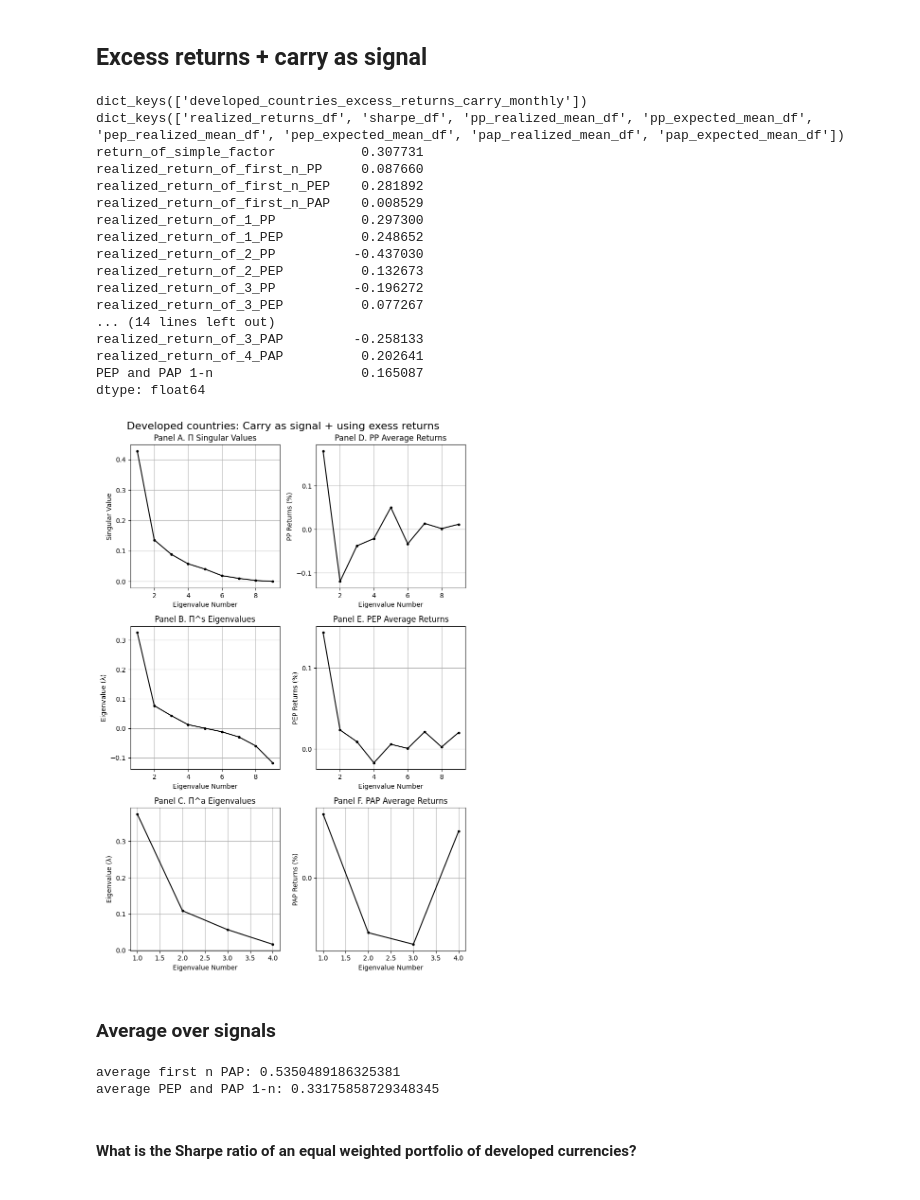
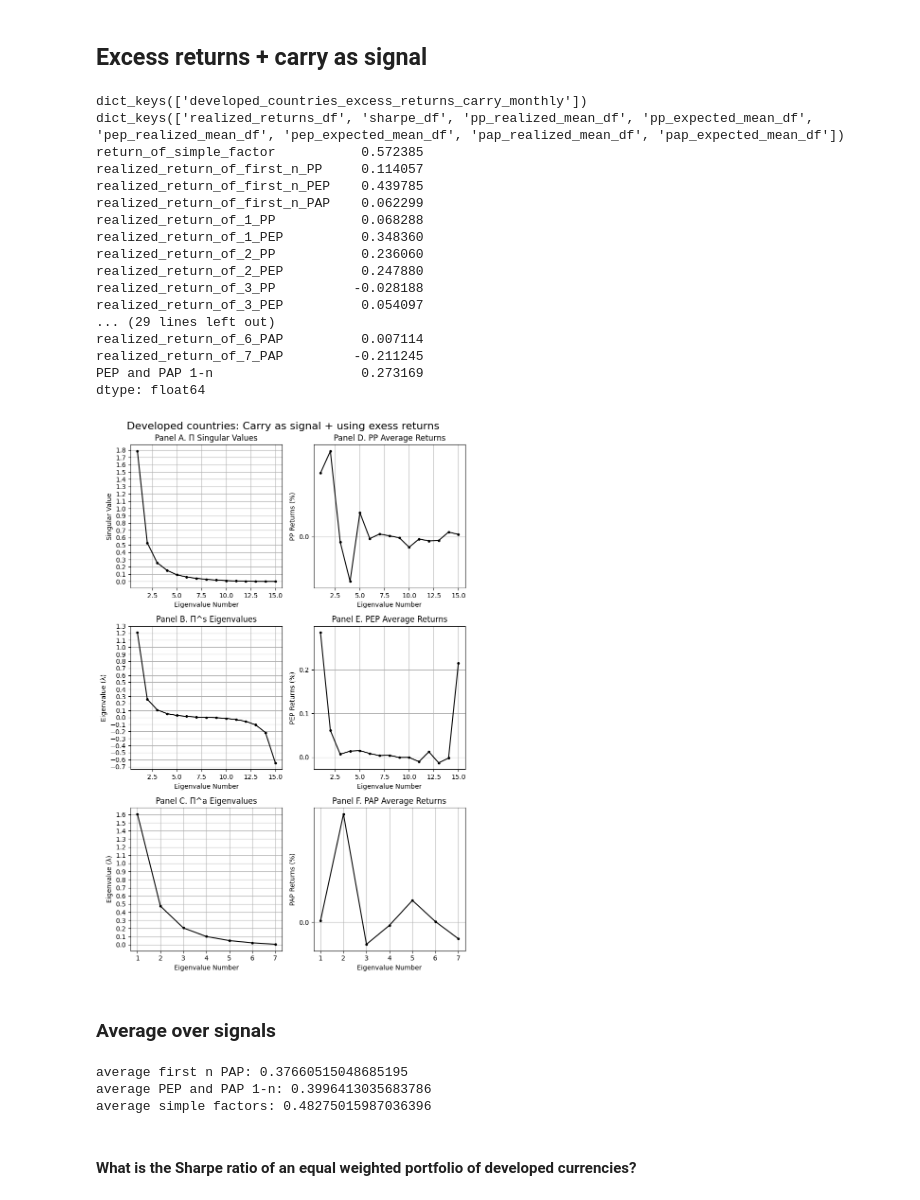
Before and after one commit to aminizadyar/Principal-Portfolios, a Jupyter notebook: PP_monthly_equity_FX.ipynb, the cells around one changed output. Saved outputs shown, nothing was run; the diff lists cells and outputs as text; code cells hidden in the pictures.

```diff
--- a/PP_monthly_equity_FX.ipynb
+++ b/PP_monthly_equity_FX.ipynb
@@ -17,8 +17,8 @@ def process_fx_dataset(adress):
     return df
 # %%
 # Importing spot data of developed currencies
-data_to_read_address = ["data/developed_countries_spot_monthly_1996_2024.xlsx",
-                        "data/developed_countries_futures_monthly_1996_2024.xlsx"]
+data_to_read_address = ["data/SPdata.xlsx",
+                        "data/M1data.xlsx"]
 dataset_spot = data_to_read_address[0]
 dataset_futures = data_to_read_address[1]
 
@@ -82,64 +82,66 @@ dtype: float64
 # %% [markdown]
 ## Excess returns + carry as signal
 # %%
-starting_year_to_filter = 1997
+starting_year_to_filter = 1996
 end_year_to_filter = 2024
-number_of_lookback_periods = 120
-number_of_PPs_to_consider = 2
-number_of_PEPs_to_consider = 2
-number_of_PAPs_to_consider = 2
+number_of_lookback_periods = 24
+number_of_PPs_to_consider = 6
+number_of_PEPs_to_consider = 6
+number_of_PAPs_to_consider = 4
 output_dict_carry = {}
 
 developed_countries_excess_return_monthly = pp.calculate_log_FX_excess_returns(developed_countries_spot_monthly,developed_countries_futures_monthly)
 # using past month's momentum as the signal
 signal_df = pp.calculate_fx_carry_signal(developed_countries_spot_monthly,developed_countries_futures_monthly)
 portfolios_key = "developed_countries_excess_returns_carry_monthly"
 output_dict_carry[portfolios_key] = pp.build_PP(developed_countries_excess_return_monthly,signal_df,
                                                                    number_of_lookback_periods,starting_year_to_filter,end_year_to_filter,
                                                                    factor_data_monthly=None, number_of_PPs_to_consider=number_of_PPs_to_consider,
                                                                    number_of_PEPs_to_consider=number_of_PEPs_to_consider,
                                                                    number_of_PAPs_to_consider= number_of_PAPs_to_consider)
 
 # I calculate the results for all datasets. the results are stored in this dictionay.
 print(output_dict_carry.keys())
 '''
 Every value of this dictionary is itself another dictionary.
 For instance the key 'sharpe_df' can be used to access the sharp values of this set of results.
 '''
 print(output_dict_carry[portfolios_key].keys())
 print(output_dict_carry[portfolios_key]["sharpe_df"])
 
 number_of_portfolios = developed_countries_excess_return_monthly.shape[1]
 title = 'Developed countries: Carry as signal + using exess returns'
 
 pp.singular_values_vs_realized_returns_graph(output_dict_carry, portfolios_key, number_of_portfolios, title)
 # %% [output]
 dict_keys(['developed_countries_excess_returns_carry_monthly'])
 dict_keys(['realized_returns_df', 'sharpe_df', 'pp_realized_mean_df', 'pp_expected_mean_df', 'pep_realized_mean_df', 'pep_expected_mean_df', 'pap_realized_mean_df', 'pap_expected_mean_df'])
-return_of_simple_factor           0.307731
-realized_return_of_first_n_PP     0.087660
-realized_return_of_first_n_PEP    0.281892
-realized_return_of_first_n_PAP    0.008529
-realized_return_of_1_PP           0.297300
-realized_return_of_1_PEP          0.248652
-realized_return_of_2_PP          -0.437030
-realized_return_of_2_PEP          0.132673
-realized_return_of_3_PP          -0.196272
-realized_return_of_3_PEP          0.077267
-... (14 lines left out)
-realized_return_of_3_PAP         -0.258133
-realized_return_of_4_PAP          0.202641
-PEP and PAP 1-n                   0.165087
+return_of_simple_factor           0.572385
+realized_return_of_first_n_PP     0.114057
+realized_return_of_first_n_PEP    0.439785
+realized_return_of_first_n_PAP    0.062299
+realized_return_of_1_PP           0.068288
+realized_return_of_1_PEP          0.348360
+realized_return_of_2_PP           0.236060
+realized_return_of_2_PEP          0.247880
+realized_return_of_3_PP          -0.028188
+realized_return_of_3_PEP          0.054097
+... (29 lines left out)
+realized_return_of_6_PAP          0.007114
+realized_return_of_7_PAP         -0.211245
+PEP and PAP 1-n                   0.273169
 dtype: float64
-[figure, old version]
+[figure, new version]
 # %% [markdown]
 ### Average over signals
 # %%
 print("average first n PAP:",pp.calculate_sharpe_ratio(0.5 * (output_dict_carry['developed_countries_excess_returns_carry_monthly']["realized_returns_df"]['PEP and PAP 1-n'] + output_dict_momentum['developed_countries_excess_returns_momentum_monthly']["realized_returns_df"]['realized_return_of_first_n_PAP'])) * math.sqrt(12))
 print("average PEP and PAP 1-n:",pp.calculate_sharpe_ratio(0.5 * (output_dict_carry['developed_countries_excess_returns_carry_monthly']["realized_returns_df"]['PEP and PAP 1-n'] + output_dict_momentum['developed_countries_excess_returns_momentum_monthly']["realized_returns_df"]['PEP and PAP 1-n'])) * math.sqrt(12))
+print("average simple factors:",pp.calculate_sharpe_ratio(0.5 * (output_dict_carry['developed_countries_excess_returns_carry_monthly']["realized_returns_df"]['return_of_simple_factor'] + output_dict_momentum['developed_countries_excess_returns_momentum_monthly']["realized_returns_df"]['return_of_simple_factor'])) * math.sqrt(12))
 # %% [output]
-average first n PAP: 0.5350489186325381
-average PEP and PAP 1-n: 0.33175858729348345
+average first n PAP: 0.37660515048685195
+average PEP and PAP 1-n: 0.3996413035683786
+average simple factors: 0.48275015987036396
 # %% [markdown]
 #### What is the Sharpe ratio of an equal weighted portfolio of developed currencies?
 # %%
```
Also changed, not shown: parts of 1 cell of this notebook.
